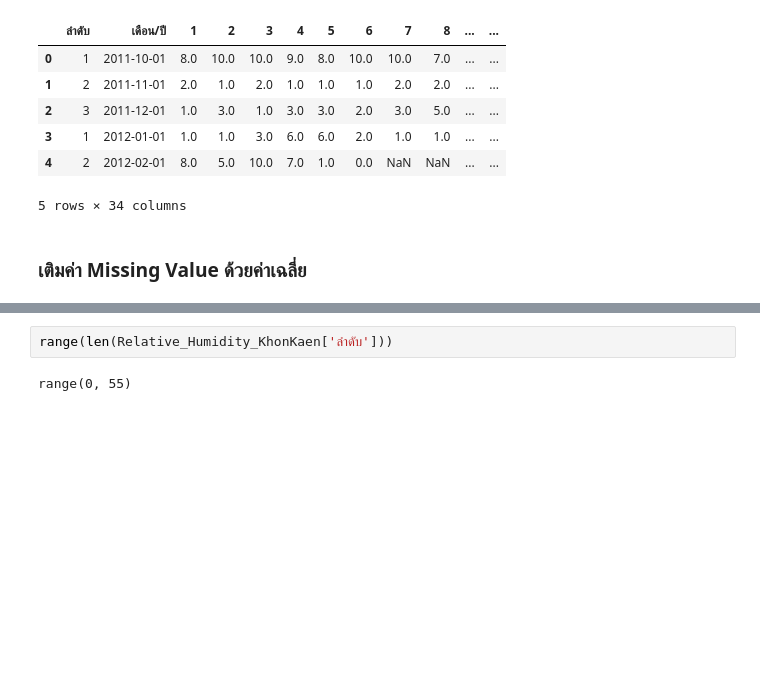
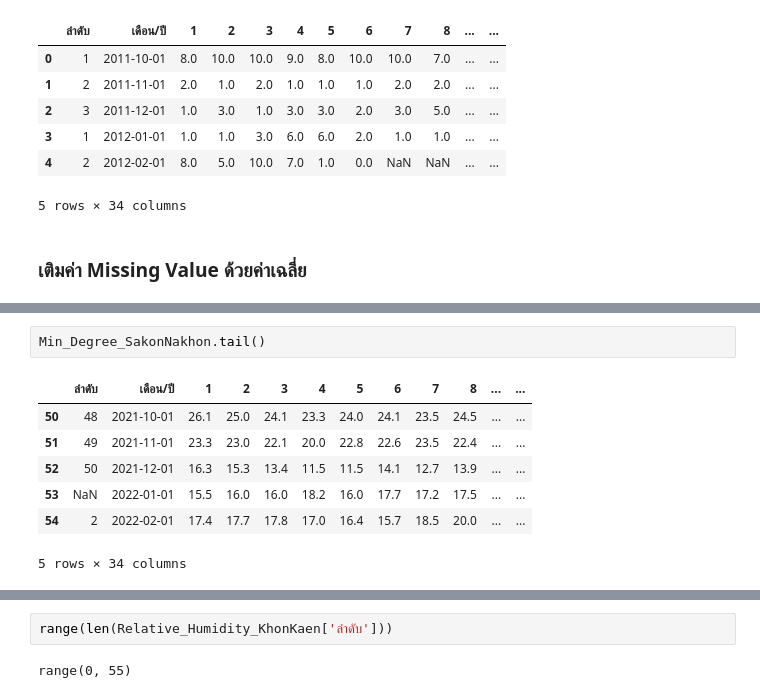
Before and after one commit to Ratchanontt/BSC_DPDM23, a Jupyter notebook: midterm_bscdpdm23.ipynb, the cells around one changed output, grey strips where cells are left out. Saved outputs shown, nothing was run; the diff lists cells and outputs as text; blank space fills up the shorter version.

```diff
--- a/midterm_bscdpdm23.ipynb
+++ b/midterm_bscdpdm23.ipynb
@@ -674,0 +634,10 @@ dtype: bool
+# %%
+Min_Degree_SakonNakhon.tail()
+# %% [output]
+|  | ลำดับ | เดือน/ปี | 1 | 2 | 3 | 4 | 5 | 6 | 7 | 8 | ... | ... |
+| 50 | 48 | 2021-10-01 | 26.1 | 25.0 | 24.1 | 23.3 | 24.0 | 24.1 | 23.5 | 24.5 | ... | ... |
+| 51 | 49 | 2021-11-01 | 23.3 | 23.0 | 22.1 | 20.0 | 22.8 | 22.6 | 23.5 | 22.4 | ... | ... |
+| 52 | 50 | 2021-12-01 | 16.3 | 15.3 | 13.4 | 11.5 | 11.5 | 14.1 | 12.7 | 13.9 | ... | ... |
+| 53 | NaN | 2022-01-01 | 15.5 | 16.0 | 16.0 | 18.2 | 16.0 | 17.7 | 17.2 | 17.5 | ... | ... |
+| 54 | 2 | 2022-02-01 | 17.4 | 17.7 | 17.8 | 17.0 | 16.4 | 15.7 | 18.5 | 20.0 | ... | ... |
+5 rows × 34 columns
```
Also changed, not shown: parts of 20 cells of this notebook.
